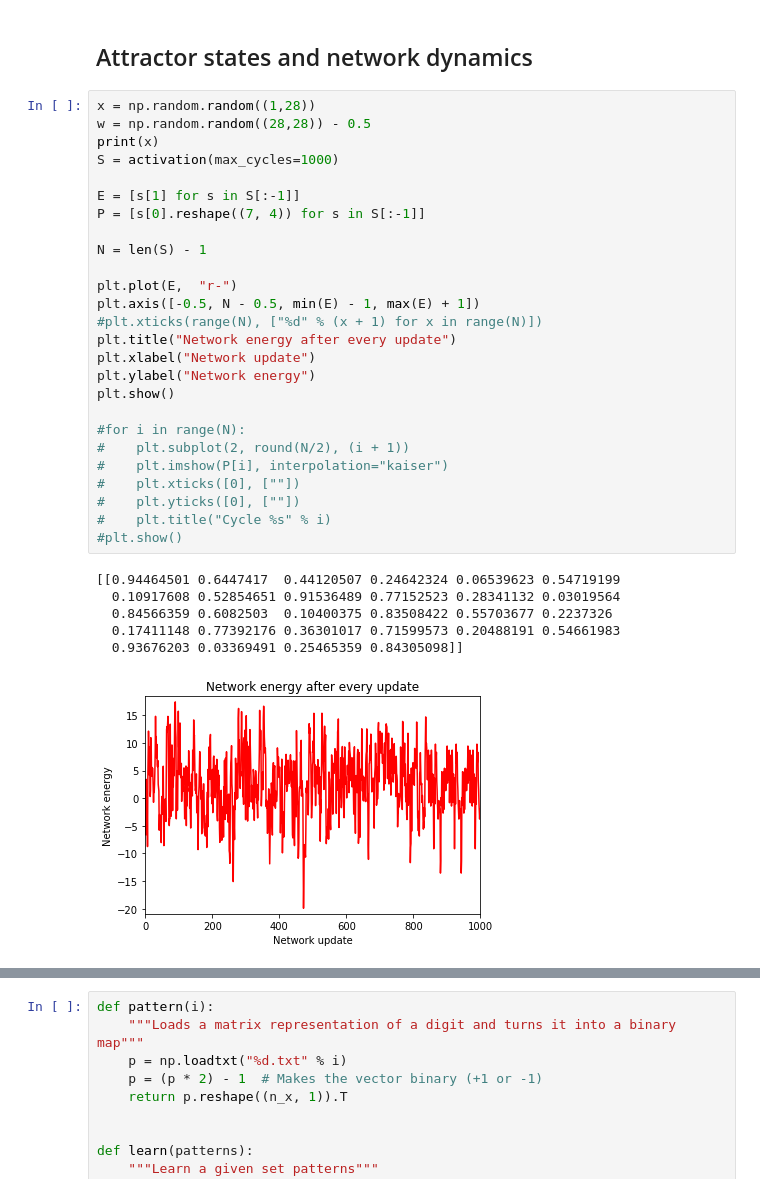
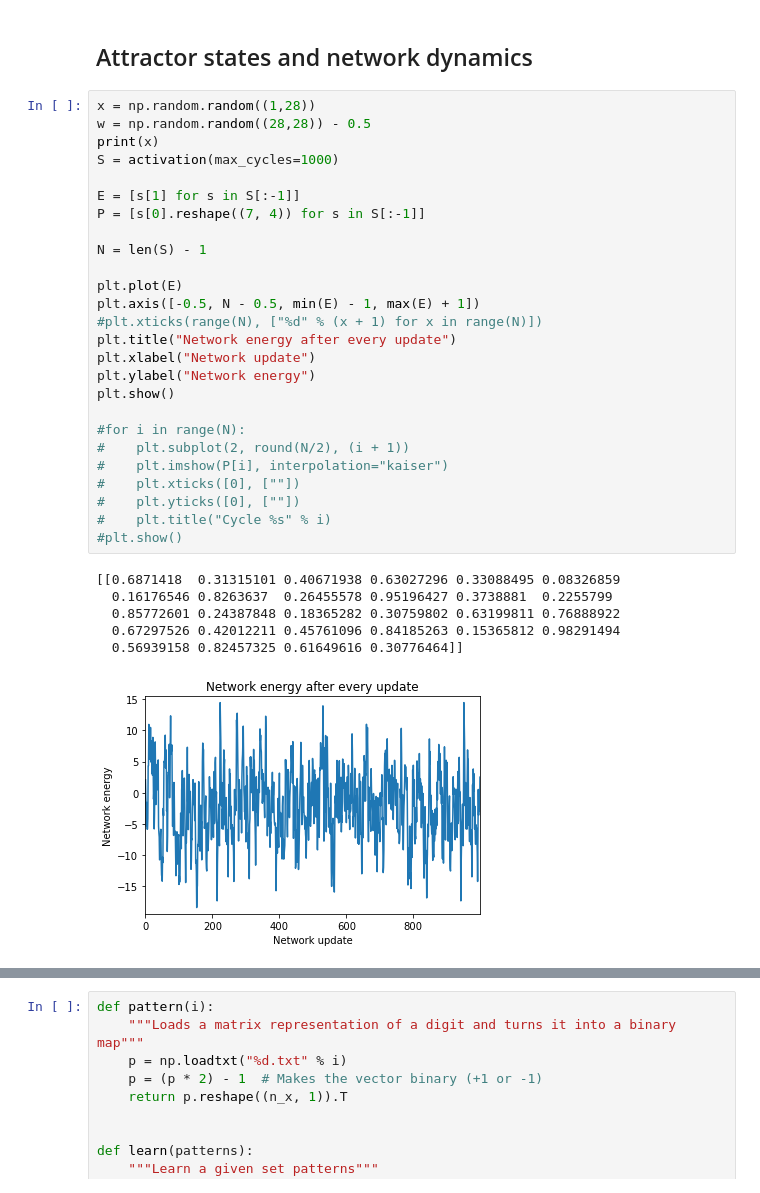
Before and after one commit to TheRealDrDre/CompCogNeuro, a Jupyter notebook: ANN/ANN_5.ipynb, the cells around one changed output, grey strips where cells are left out. Cells and saved outputs as stored; diff of their text form.

```diff
--- a/ANN/ANN_5.ipynb
+++ b/ANN/ANN_5.ipynb
@@ -76,36 +76,36 @@ def activation(min_diff = 0.01, max_cycles = 1000):
 # %%
 x = np.random.random((1,28))
 w = np.random.random((28,28)) - 0.5
 print(x)
 S = activation(max_cycles=1000)
 
 E = [s[1] for s in S[:-1]]
 P = [s[0].reshape((7, 4)) for s in S[:-1]]
 
 N = len(S) - 1
 
-plt.plot(E,  "r-")
+plt.plot(E)
 plt.axis([-0.5, N - 0.5, min(E) - 1, max(E) + 1])
 #plt.xticks(range(N), ["%d" % (x + 1) for x in range(N)])
 plt.title("Network energy after every update")
 plt.xlabel("Network update")
 plt.ylabel("Network energy")
 plt.show()
 
 #for i in range(N):
 #    plt.subplot(2, round(N/2), (i + 1))
 #    plt.imshow(P[i], interpolation="kaiser")
 #    plt.xticks([0], [""])
 #    plt.yticks([0], [""])
 #    plt.title("Cycle %s" % i)
 #plt.show()
 # %% [output]
-[[0.94464501 0.6447417  0.44120507 0.24642324 0.06539623 0.54719199
-  0.10917608 0.52854651 0.91536489 0.77152523 0.28341132 0.03019564
-  0.84566359 0.6082503  0.10400375 0.83508422 0.55703677 0.2237326
-  0.17411148 0.77392176 0.36301017 0.71599573 0.20488191 0.54661983
-  0.93676203 0.03369491 0.25465359 0.84305098]]
+[[0.6871418  0.31315101 0.40671938 0.63027296 0.33088495 0.08326859
+  0.16176546 0.8263637  0.26455578 0.95196427 0.3738881  0.2255799
+  0.85772601 0.24387848 0.18365282 0.30759802 0.63199811 0.76888922
+  0.67297526 0.42012211 0.45761096 0.84185263 0.15365812 0.98291494
+  0.56939158 0.82457325 0.61649616 0.30776464]]
-[figure, old version]
+[figure, new version]
 # %% [markdown]
 ## Learning
 
```
Also changed, not shown: parts of 3 cells of this notebook, 3 other files.
